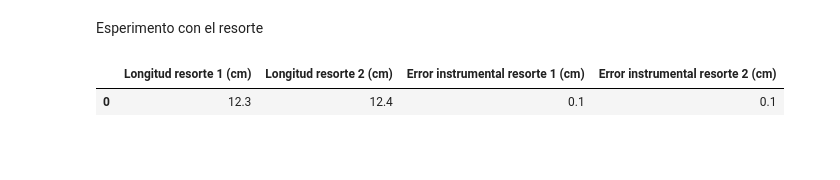
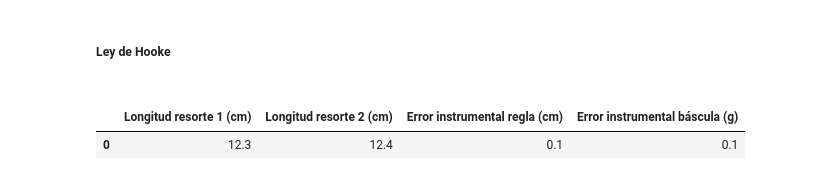
Before and after one commit to Juaan00/Laboratorios_mecanica_FEM, a Jupyter notebook: resorte/resorte.ipynb, the cells around one changed output. Saved outputs shown, nothing was run; the diff lists cells and outputs as text; code cells hidden in the pictures; blank space fills up the shorter version.

```diff
--- a/resorte/resorte.ipynb
+++ b/resorte/resorte.ipynb
@@ -1,5 +1,5 @@
-# %% [markdown]
-Esperimento con el resorte
+# %% [markdown]
+<h5>Ley de Hooke<h5/>
 # %%
 import pandas as pd
 import numpy as np
@@ -27,12 +29,12 @@ l_r1_r2_m2 = datos_1['R_1_R_2_m2']
 # %%
 #Medidas iniciales del experimento
 tabla_inicial = pd.DataFrame({'Longitud resorte 1 (cm)': l_r1,
                               'Longitud resorte 2 (cm)': l_r2,
-                              'Error instrumental resorte 1 (cm)': sigma_1,
-                              'Error instrumental resorte 2 (cm)': sigma_2})
+                              'Error instrumental regla (cm)': sigma_1,
+                              'Error instrumental báscula (g)': sigma_2})
 tabla_inicial
 # %% [output]
-|  | Longitud resorte 1 (cm) | Longitud resorte 2 (cm) | Error instrumental resorte 1 (cm) | Error instrumental resorte 2 (cm) |
+|  | Longitud resorte 1 (cm) | Longitud resorte 2 (cm) | Error instrumental regla (cm) | Error instrumental báscula (g) |
 | 0 | 12.3 | 12.4 | 0.1 | 0.1 |
 # %%
 tabla_capturas = pd.DataFrame({'Masa (g)': m,
```
Also changed, not shown: parts of 10 cells of this notebook, 2 other files.
